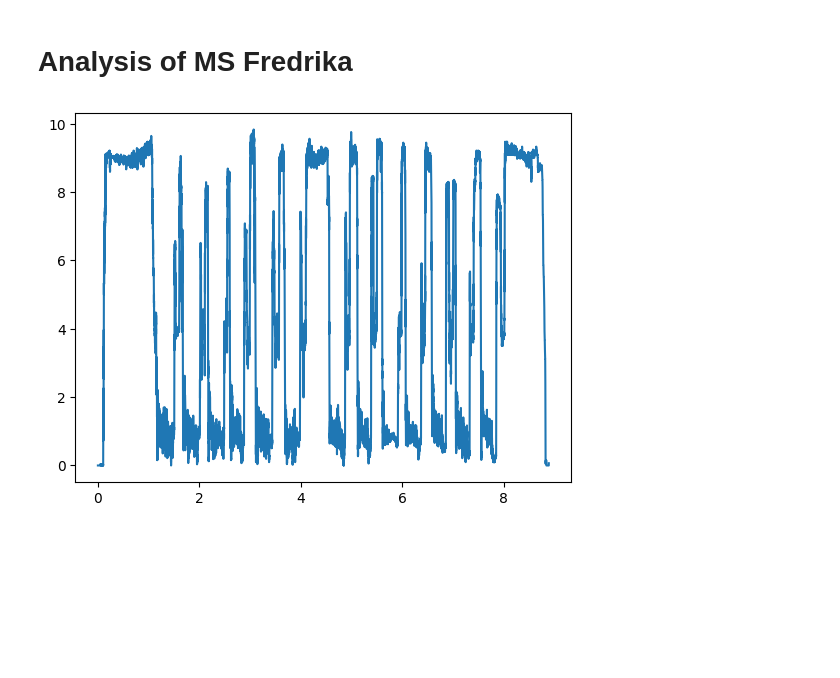
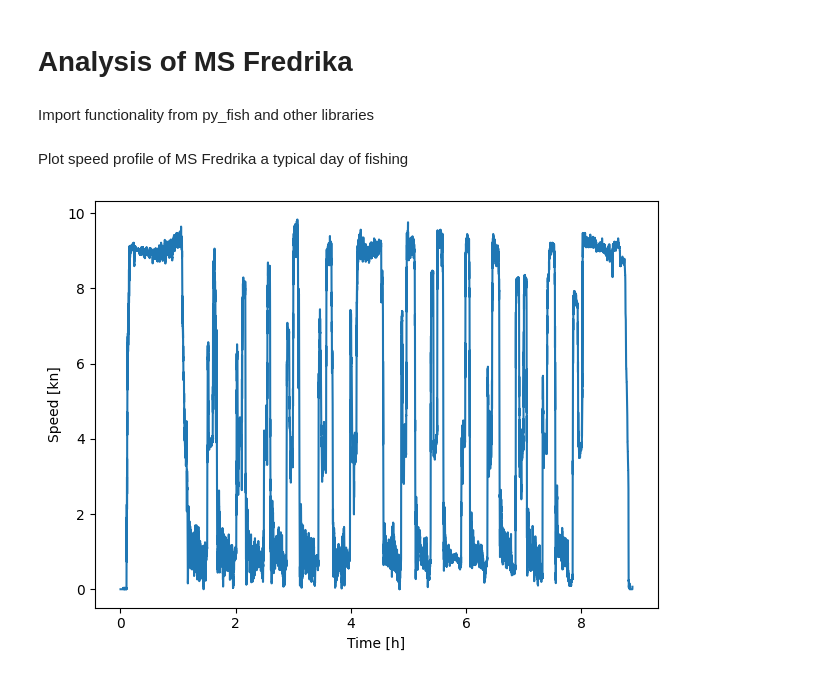
Before and after one commit to arvidsorfeldt/py-fish, a Jupyter notebook: fredrika.ipynb, the cells around one changed output. Drawn from its saved outputs; the diff is of its cells as text; code cells hidden in the pictures; blank space fills up the shorter version.

Commit message:
Separated plotting functionality and added extraction of low acceleration data

```diff
--- a/fredrika.ipynb
+++ b/fredrika.ipynb
@@ -5,4 +3,2 @@ from py_fish.operation import plot_speed_profile, speed_profile_from_data
-# %%
-plot_speed_profile(speed_profile_from_data("2023-10-23"))
-# %% [output]
-[figure, removed]
+# %% [markdown]
+Import functionality from py_fish and other libraries
@@ -8,0 +12,8 @@ plot_speed_profile(speed_profile_from_data("2023-10-23"))
+# %% [markdown]
+Plot speed profile of MS Fredrika a typical day of fishing
+# %%
+fig, ax = plt.subplots()
+plot_speed_profile(speed_profile_from_data("2023-10-23"), ax=ax)
+fig.tight_layout()
+# %% [output]
+[figure, added]
```
Also changed, not shown: parts of 4 cells of this notebook, 3 other files.
